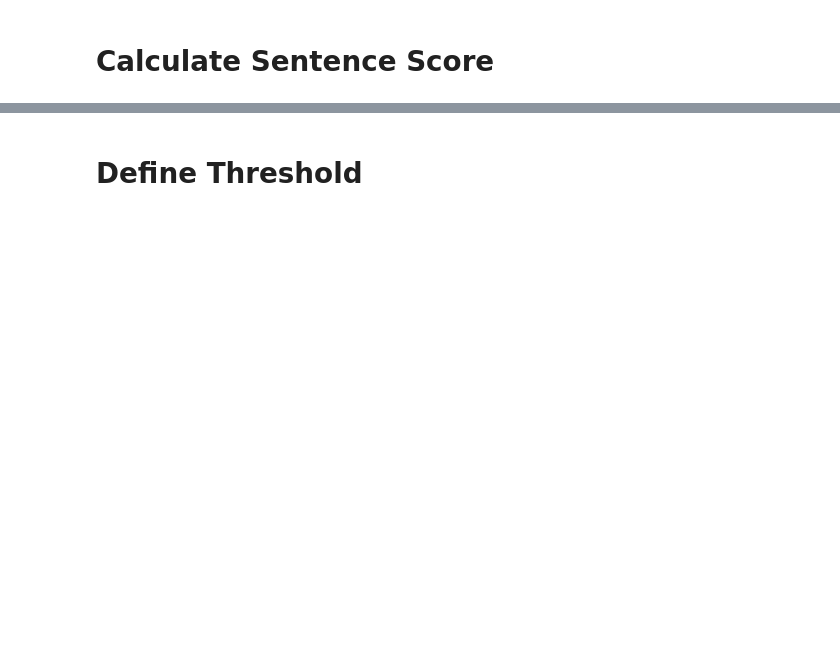
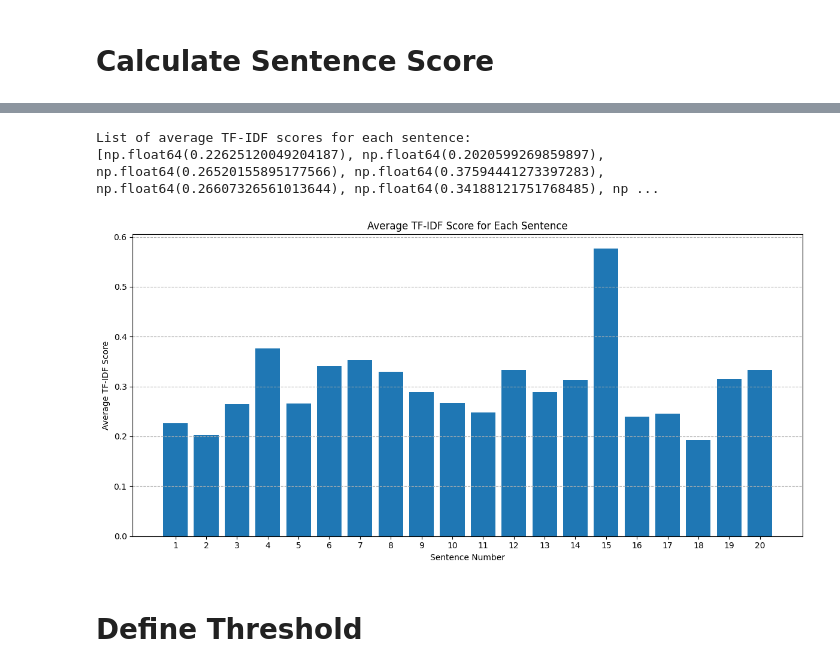
Before and after one commit to zakyalkhair/alfagift-sentiment-analysis, a Jupyter notebook: homework/tf-idf/1b-manchester.ipynb, the cells around one changed output, grey strips where cells are left out. Drawn from its saved outputs; the diff is of its cells as text; code cells hidden in the pictures; blank space fills up the shorter version.

```diff
--- a/homework/tf-idf/1b-manchester.ipynb
+++ b/homework/tf-idf/1b-manchester.ipynb
@@ -15,5 +35,5 @@ from sklearn.feature_extraction.text import TfidfVectorizer
 # %%
-sentence = """
+document_text = """
 Manchester City makes history by winning Club World Cup
 
 Manchester City capped off its incredible year with yet another trophy, dismantling Fluminense 4-0 to win the Club World Cup on Friday.
@@ -98,0 +97,9 @@ print(sent_token2)
+# %%
+# Display a few original and cleaned sentences
+print("--- Original vs. Cleaned Sentences ---")
+for i in range(min(3, len(sentences))):
+    print(f"Original Sentence {i+1}: {sentences[i]}")
+    print(f"Cleaned Sentence {i+1}: {cleaned_sentences[i]}\n")
+
+print(f"Total sentences tokenized: {len(sentences)}")
+print(f"Total cleaned sentences: {len(cleaned_sentences)}")
@@ -99,4 +124,5 @@ print(sent_token2)
 # %%
-# Training TF-IDF Vectorizer on sentences
-vectorizer = TfidfVectorizer(stop_words='english')
-features = vectorizer.fit_transform(sent_token)
+# Training TF-IDF pada kalimat yang sudah dibersihkan
+vectorizer = TfidfVectorizer()
+tfidf_matrix = vectorizer.fit_transform(cleaned_sentences)
+feature_names = vectorizer.get_feature_names_out()
@@ -415,0 +177,13 @@ So, by looking at this chart, you can quickly get a sense of which sentences in
+# %%
+# Variable initialization
+sent_index = 0
+sentence_scores = [] #
+
+# Calculate sentence TF-IDF score
+print("--- Sentence TF-IDF Scores ---")
+for idx, i in enumerate(tfidf_matrix):
+    sent_score = i.sum()
+    sent_length = len(i.data) # Number of words with non-zero TF-IDF
+    avg_score = sent_score / sent_length if sent_length > 0 else 0
+    sentence_scores.append(avg_score)
+    print(f"Sentence {idx+1}: TF-IDF Sum = {sent_score:.4f}, Word Count (non-zero TF-IDF) = {sent_length}, Average TF-IDF = {avg_score:.4f}")
@@ -416,2 +208,21 @@ So, by looking at this chart, you can quickly get a sense of which sentences in
+# %%
+print("\nList of average TF-IDF scores for each sentence:")
+print(sentence_scores)
+# %% [output]
+List of average TF-IDF scores for each sentence:
+[np.float64(0.22625120049204187), np.float64(0.2020599269859897), np.float64(0.26520155895177566), np.float64(0.37594441273397283), np.float64(0.26607326561013644), np.float64(0.34188121751768485), np ...
+# %%
+# Visualize the average TF-IDF scores as a histogram
+plt.figure(figsize=(12, 6))
+plt.bar(range(1, len(sentence_scores) + 1), sentence_scores)
+plt.xlabel("Sentence Number")
+plt.ylabel("Average TF-IDF Score")
+plt.title("Average TF-IDF Score for Each Sentence")
+plt.xticks(range(1, len(sentence_scores) + 1))
+plt.grid(axis='y', linestyle='--')
+plt.tight_layout()
+plt.show()
+# %% [output]
+[figure, added]
 # %% [markdown]
 # Define Threshold
```
Also changed, not shown: parts of 28 cells of this notebook.
